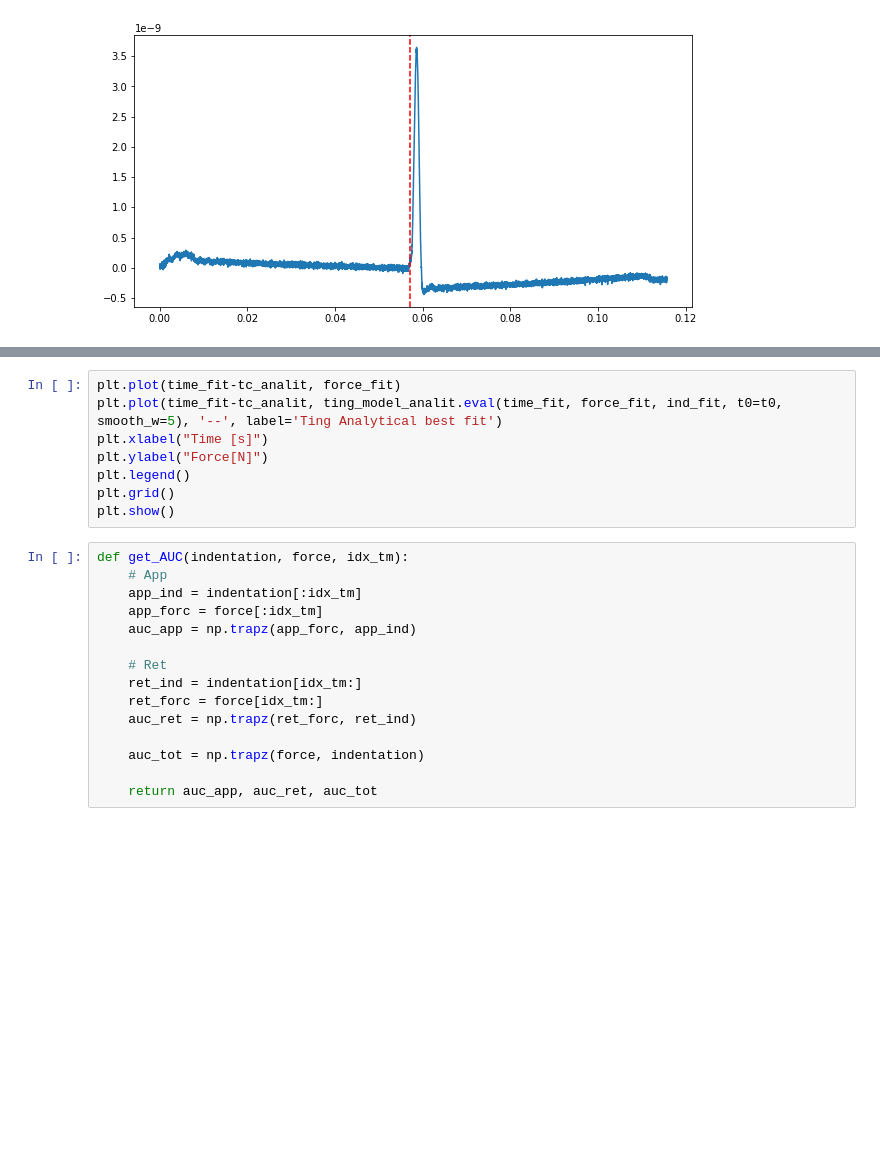
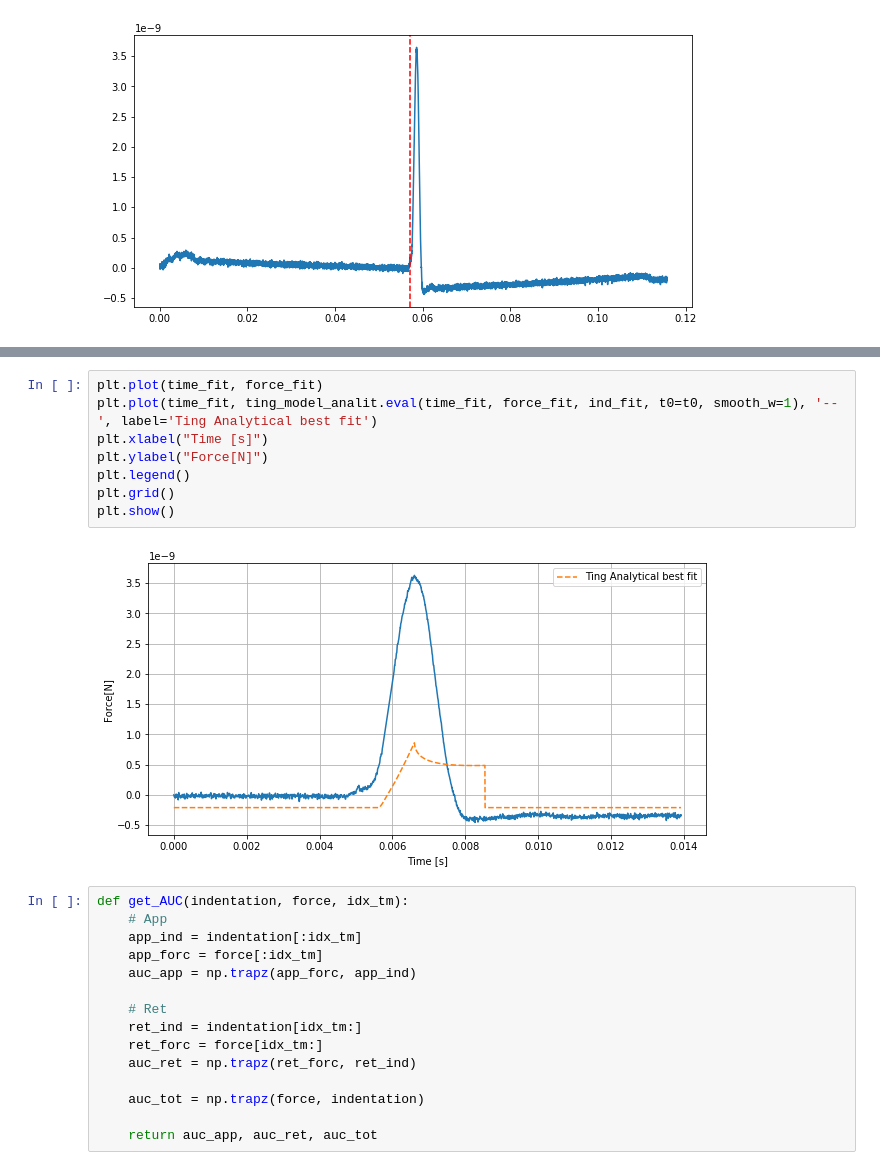
Before and after one commit to jlopezalo/PyFMRheo, a Jupyter notebook: examples/Ting Models Example.ipynb, the cells around one changed output, grey strips where cells are left out. Cells and saved outputs as stored; diff of their text form; blank space fills up the shorter version.

```diff
--- a/examples/Ting Models Example.ipynb
+++ b/examples/Ting Models Example.ipynb
@@ -350,11 +376,13 @@ plt.show()
 # %%
-plt.plot(time_fit-tc_analit, force_fit)
-plt.plot(time_fit-tc_analit, ting_model_analit.eval(time_fit, force_fit, ind_fit, t0=t0, smooth_w=5), '--', label='Ting Analytical best fit')
+plt.plot(time_fit, force_fit)
+plt.plot(time_fit, ting_model_analit.eval(time_fit, force_fit, ind_fit, t0=t0, smooth_w=1), '--', label='Ting Analytical best fit')
 plt.xlabel("Time [s]")
 plt.ylabel("Force[N]")
 plt.legend()
 plt.grid()
 plt.show()
+# %% [output]
+[figure, added]
 # %%
 def get_AUC(indentation, force, idx_tm):
     # App
```
Also changed, not shown: parts of 20 cells of this notebook.
